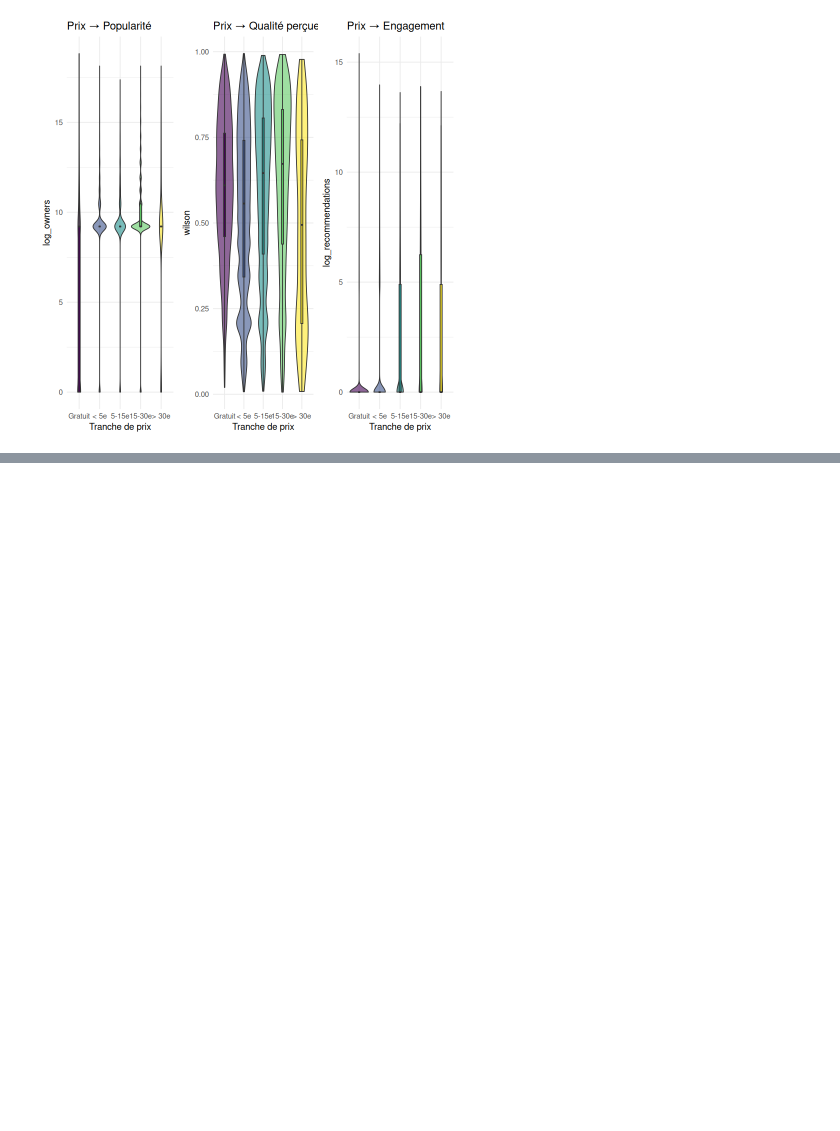
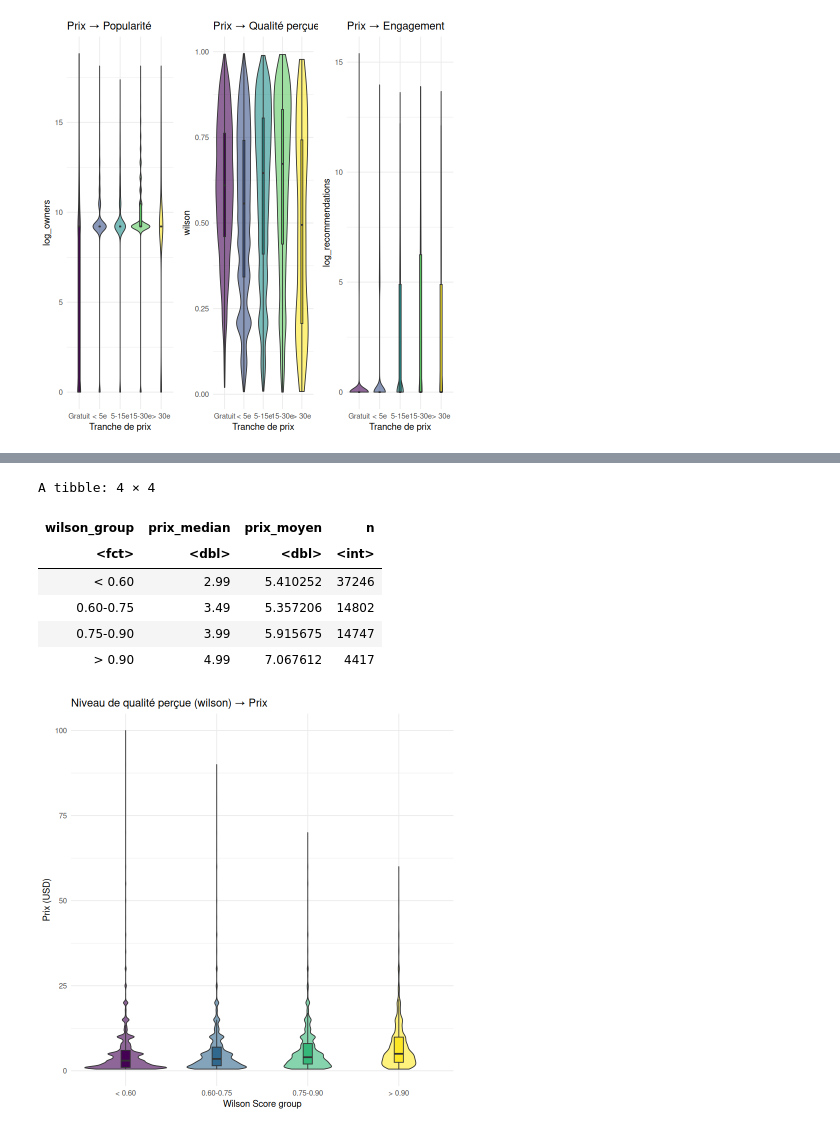
Before and after one commit to Thethomasbutnottheleast/Steam-Analyse, a Jupyter notebook: succes_commercial.ipynb, the cells around one changed output, grey strips where cells are left out. Saved outputs shown, nothing was run; the diff lists cells and outputs as text; code cells hidden in the pictures; blank space fills up the shorter version.

```diff
--- a/succes_commercial.ipynb
+++ b/succes_commercial.ipynb
@@ -386,0 +459,42 @@ Kruskal-Wallis chi-squared = 6119.6, df = 4, p-value < 2.2e-16
+# %%
+df_analysis %>%
+  filter(!is.na(wilson), Price > 0) %>%
+  mutate(wilson_group = case_when(
+    wilson < 0.6  ~ "< 0.60",
+    wilson < 0.75 ~ "0.60-0.75",
+    wilson < 0.90 ~ "0.75-0.90",
+    TRUE          ~ "> 0.90"
+  ) %>% factor(levels = c("< 0.60", "0.60-0.75", "0.75-0.90", "> 0.90"))) %>%
+  group_by(wilson_group) %>%
+  summarise(
+    prix_median = median(Price, na.rm = TRUE),
+    prix_moyen  = mean(Price, na.rm = TRUE),
+    n = n()
+  )
+
+# Visualisation
+df_analysis %>%
+  filter(!is.na(wilson), Price > 0, Price < 100) %>%
+  mutate(wilson_group = case_when(
+    wilson < 0.6  ~ "< 0.60",
+    wilson < 0.75 ~ "0.60-0.75",
+    wilson < 0.90 ~ "0.75-0.90",
+    TRUE          ~ "> 0.90"
+  ) %>% factor(levels = c("< 0.60", "0.60-0.75", "0.75-0.90", "> 0.90"))) %>%
+  ggplot(aes(x = wilson_group, y = Price, fill = wilson_group)) +
+  geom_violin(alpha = 0.6) +
+  geom_boxplot(width = 0.1, outlier.shape = NA) +
+  scale_fill_viridis_d() +
+  labs(title = "Niveau de qualité perçue (wilson) → Prix",
+       x = "Wilson Score group", y = "Prix (USD)") +
+  theme_minimal() +
+  theme(legend.position = "none")
+# %% [output]
+A tibble: 4 × 4
+| wilson_group | prix_median | prix_moyen | n |
+| <fct> | <dbl> | <dbl> | <int> |
+| < 0.60 | 2.99 | 5.410252 | 37246 |
+| 0.60-0.75 | 3.49 | 5.357206 | 14802 |
+| 0.75-0.90 | 3.99 | 5.915675 | 14747 |
+| > 0.90 | 4.99 | 7.067612 | 4417 |
+[figure, added]
```
Also changed, not shown: parts of 17 cells of this notebook.
